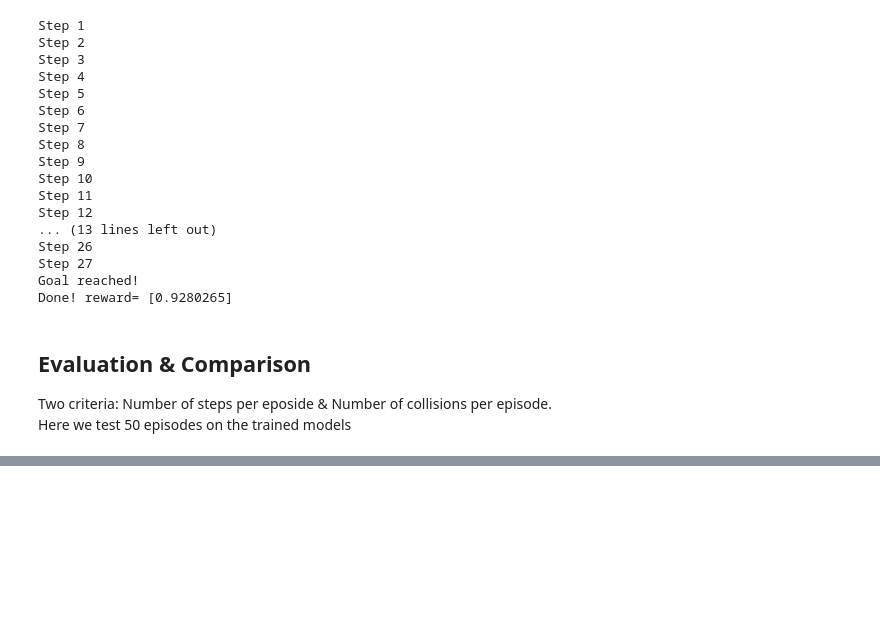
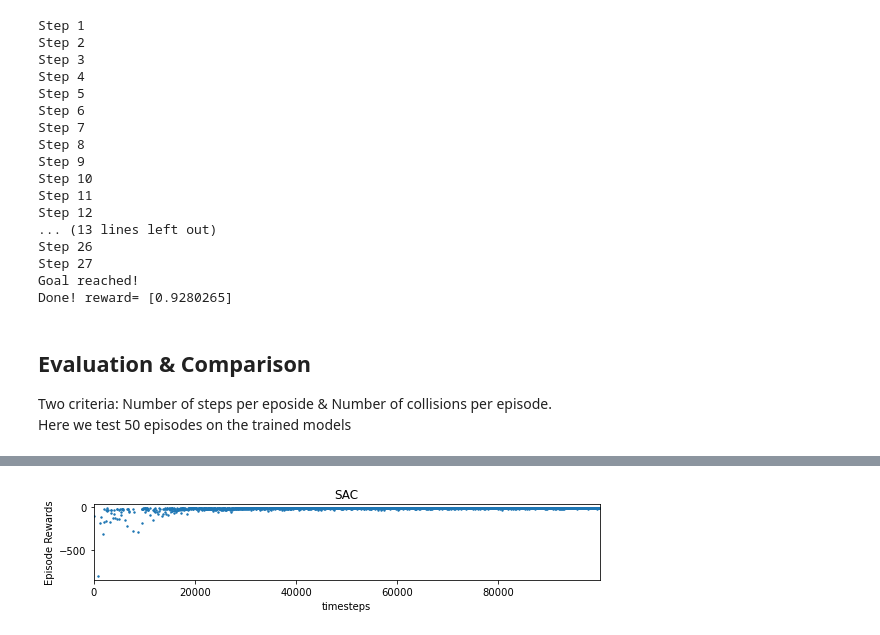
Before and after one commit to Cindy0725/dynamic-obstacle-avoidance, a Jupyter notebook: Dynamic Obstacle Avoidance-Moving Goal.ipynb, the cells around one changed output, grey strips where cells are left out. Cells and saved outputs as stored; diff of their text form; code cells hidden in the pictures; blank space fills up the shorter version.

```diff
--- a/Dynamic Obstacle Avoidance-Moving Goal.ipynb
+++ b/Dynamic Obstacle Avoidance-Moving Goal.ipynb
@@ -649,0 +782,9 @@ plt.savefig('collisions_performance.png')
+# %%
+# Create log dir
+log_dir = "/tmp/gym/"
+os.makedirs(log_dir, exist_ok=True)
+
+# Create and wrap the environment
+env = myEnv(my_playground)
+# Logs will be saved in log_dir/monitor.csv
+env = Monitor(env, log_dir)
@@ -649,0 +820,7 @@ plt.savefig('collisions_performance.png')
+# %%
+from stable_baselines3.common import results_plotter
+
+# Helper from the library
+results_plotter.plot_results([log_dir], 1e5, results_plotter.X_TIMESTEPS, "SAC")
+# %% [output]
+[figure, added]
```
Also changed, not shown: parts of 32 cells of this notebook.
